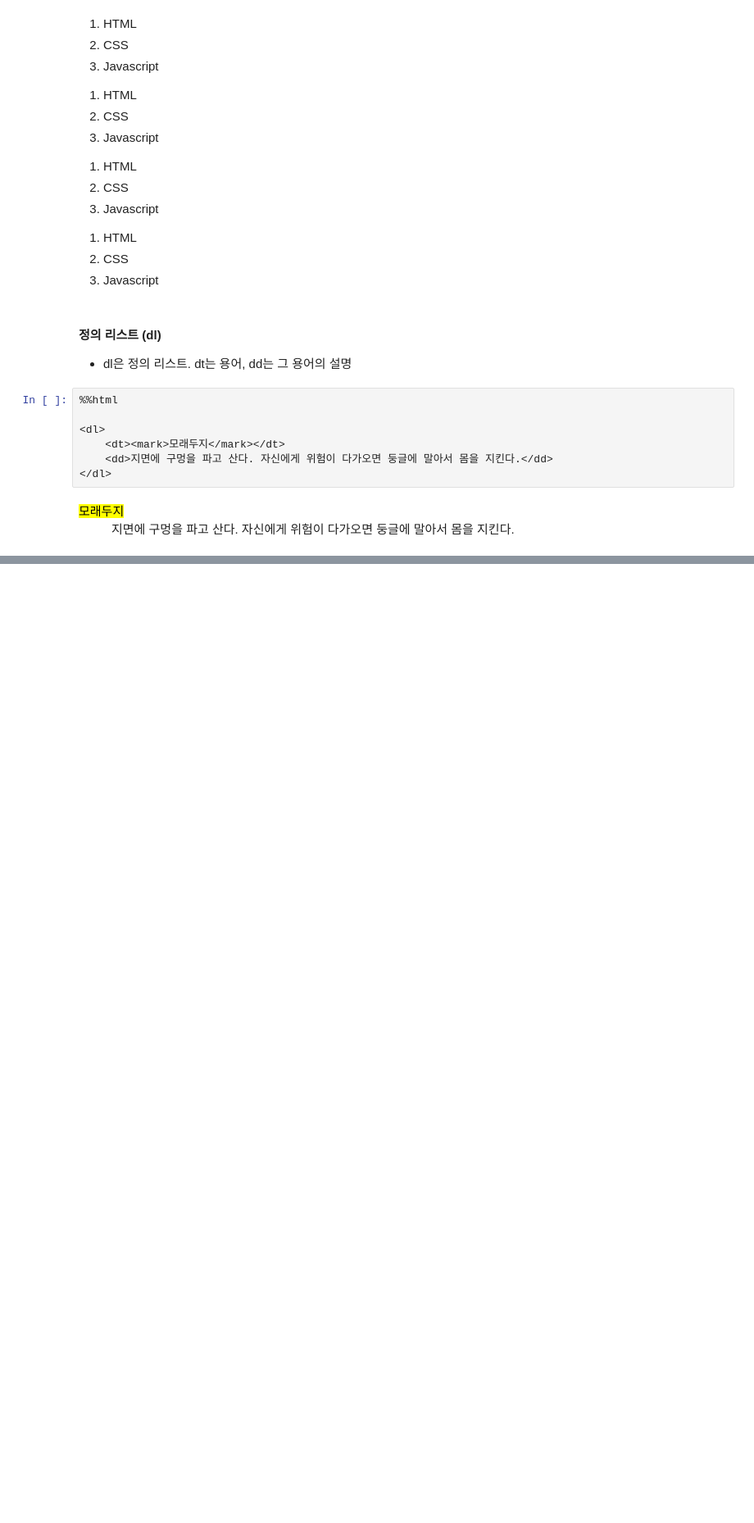
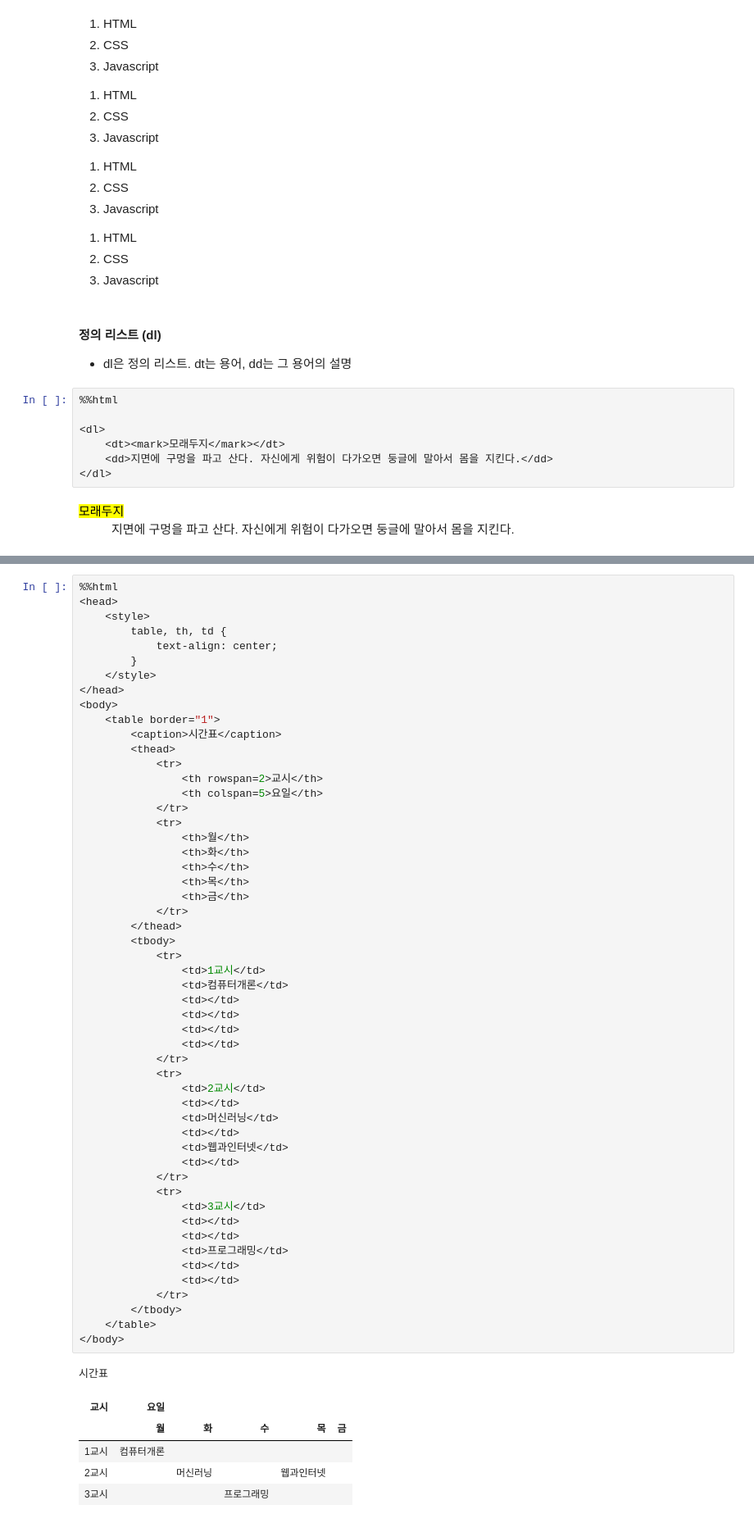
Before and after one commit to lky473736/learning-web101, a Jupyter notebook: topic6/topic6_0215_htmlsummary_1st.ipynb, the cells around one changed output, grey strips where cells are left out. Shown at 82% size. Drawn from its saved outputs; the diff is of its cells as text; blank space fills up the shorter version.

Commit message:
add : summary html : complete (1st)

```diff
--- a/topic6/topic6_0215_htmlsummary_1st.ipynb
+++ b/topic6/topic6_0215_htmlsummary_1st.ipynb
@@ -379,0 +413,60 @@ Javascript
+# %%
+%%html
+<head>
+    <style>
+        table, th, td {
+            text-align: center;
+        }
+    </style>
+</head>
+<body>
+    <table border="1">
+        <caption>시간표</caption>
+        <thead>
+            <tr>
+                <th rowspan=2>교시</th>
+                <th colspan=5>요일</th>
+            </tr>
+            <tr>
+                <th>월</th>
+                <th>화</th>
+                <th>수</th>
+                <th>목</th>
+                <th>금</th>
+            </tr>
+        </thead>
+        <tbody>
+            <tr>
+                <td>1교시</td>
+                <td>컴퓨터개론</td>
+                <td></td>
+                <td></td>
+                <td></td>
+                <td></td>
+            </tr>
+            <tr>
+                <td>2교시</td>
+                <td></td>
+                <td>머신러닝</td>
+                <td></td>
+                <td>웹과인터넷</td>
+                <td></td>
+            </tr>
+            <tr>
+                <td>3교시</td>
+                <td></td>
+                <td></td>
+                <td>프로그래밍</td>
+                <td></td>
+                <td></td>
+            </tr>
+        </tbody>
+    </table>
+</body>
+# %% [output]
+시간표
+| 교시 | 요일 |  |  |  |  |
+|  | 월 | 화 | 수 | 목 | 금 |
+| 1교시 | 컴퓨터개론 |  |  |  |  |
+| 2교시 |  | 머신러닝 |  | 웹과인터넷 |  |
+| 3교시 |  |  | 프로그래밍 |  |  |
```
Also changed, not shown: parts of 49 cells of this notebook, 1 other file.
